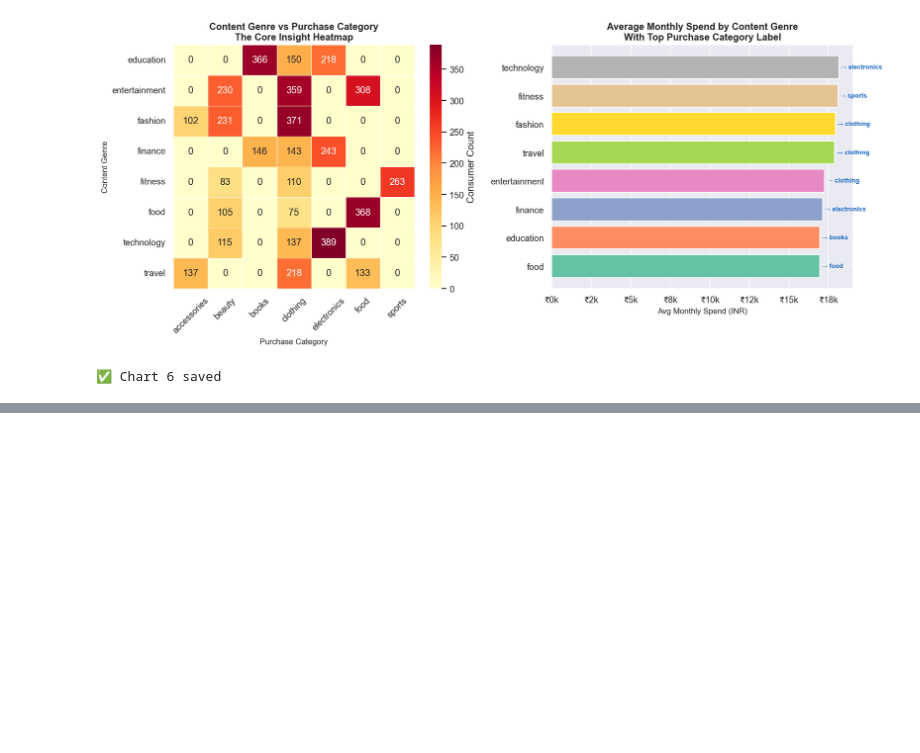
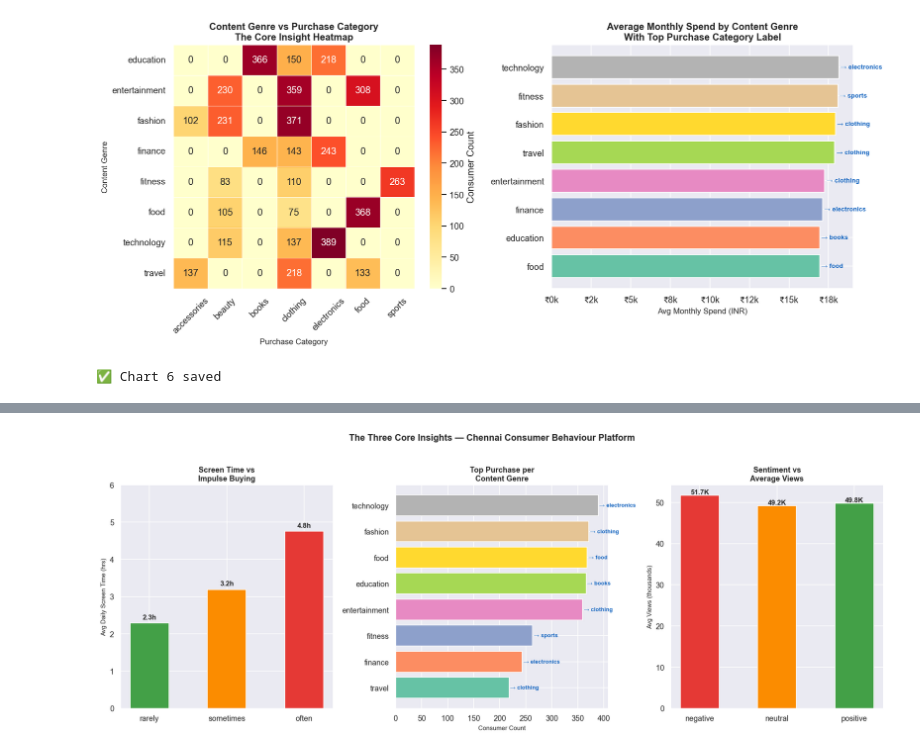
Before and after one commit to jeeveshrajD/consumer-behaviour-platform, a Jupyter notebook: notebooks/03_eda_and_sentiment.ipynb, the cells around one changed output, grey strips where cells are left out. Saved outputs shown, nothing was run; the diff lists cells and outputs as text; code cells hidden in the pictures; blank space fills up the shorter version.

Commit message:
Phase 3 complete — EDA charts, VADER sentiment, 5 key insights

```diff
--- a/notebooks/03_eda_and_sentiment.ipynb
+++ b/notebooks/03_eda_and_sentiment.ipynb
@@ -518,0 +900,97 @@ print("✅ Chart 6 saved")
+# %%
+# ============================================================
+# FINAL INSIGHT CHART — The Project Answer in One Visual
+# ============================================================
+
+fig, axes = plt.subplots(1, 3, figsize=(16, 6))
+
+# ── Panel 1: Screen time by impulse buy frequency ────────────
+screen_impulse_data = consumers_df.groupby("impulse_buy_freq")[
+    "daily_screen_time_hrs"
+].mean().reindex(["rarely", "sometimes", "often"])
+
+colors_imp = ["#43A047", "#FB8C00", "#E53935"]
+bars = axes[0].bar(
+    screen_impulse_data.index,
+    screen_impulse_data.values,
+    color=colors_imp,
+    edgecolor="white",
+    width=0.5
+)
+axes[0].set_title("Screen Time vs\nImpulse Buying",
+                   fontsize=11, fontweight="bold")
+axes[0].set_ylabel("Avg Daily Screen Time (hrs)", fontsize=9)
+axes[0].set_ylim(0, 6)
+
+for bar, val in zip(bars, screen_impulse_data.values):
+    axes[0].text(
+        bar.get_x() + bar.get_width()/2,
+        bar.get_height() + 0.1,
+        f"{val:.1f}h",
+        ha="center", fontsize=10, fontweight="bold"
+    )
+
+# ── Panel 2: Top purchase category by content genre ──────────
+genre_purchase_top = consumers_df.groupby(
+    ["top_content_genre", "top_purchase_category"]
+).size().reset_index(name="count")
+genre_purchase_top = genre_purchase_top.loc[
+    genre_purchase_top.groupby("top_content_genre")["count"].idxmax()
+].sort_values("count", ascending=True)
+
+colors_p2 = sns.color_palette("Set2", len(genre_purchase_top))
+bars = axes[1].barh(
+    genre_purchase_top["top_content_genre"],
+    genre_purchase_top["count"],
+    color=colors_p2,
+    edgecolor="white"
+)
+axes[1].set_title("Top Purchase per\nContent Genre",
+                   fontsize=11, fontweight="bold")
+axes[1].set_xlabel("Consumer Count", fontsize=9)
+
+for bar, (_, row) in zip(bars, genre_purchase_top.iterrows()):
+    axes[1].text(
+        bar.get_width() + 2,
+        bar.get_y() + bar.get_height()/2,
+        f"→ {row['top_purchase_category']}",
+        va="center", fontsize=8,
+        color="#1565C0", fontweight="bold"
+    )
+
+# ── Panel 3: Sentiment vs views ──────────────────────────────
+sent_view_data = posts_df.groupby("sent_label")[
+    "views"
+].mean().reindex(["negative", "neutral", "positive"])
+
+colors_sv = ["#E53935", "#FB8C00", "#43A047"]
+bars = axes[2].bar(
+    sent_view_data.index,
+    sent_view_data.values / 1000,
+    color=colors_sv,
+    edgecolor="white",
+    width=0.5
+)
+axes[2].set_title("Sentiment vs\nAverage Views",
+                   fontsize=11, fontweight="bold")
+axes[2].set_ylabel("Avg Views (thousands)", fontsize=9)
+
+for bar, val in zip(bars, sent_view_data.values):
+    axes[2].text(
+        bar.get_x() + bar.get_width()/2,
+        bar.get_height() + 0.3,
+        f"{val/1000:.1f}K",
+        ha="center", fontsize=10, fontweight="bold"
+    )
+
+plt.suptitle(
+    "The Three Core Insights — Chennai Consumer Behaviour Platform",
+    fontsize=13, fontweight="bold", y=1.02
+)
+plt.tight_layout()
+plt.savefig("data/cleaned/chart8_core_insights.png",
+            dpi=150, bbox_inches="tight")
+plt.show()
+print("✅ Core insights chart saved")
+# %% [output]
+[figure, added]
```
Also changed, not shown: parts of 6 cells of this notebook, 4 other files.
